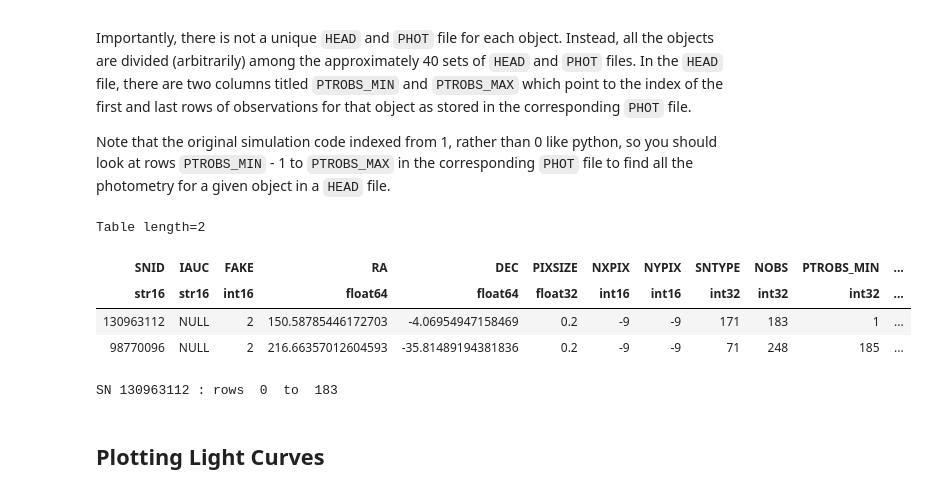
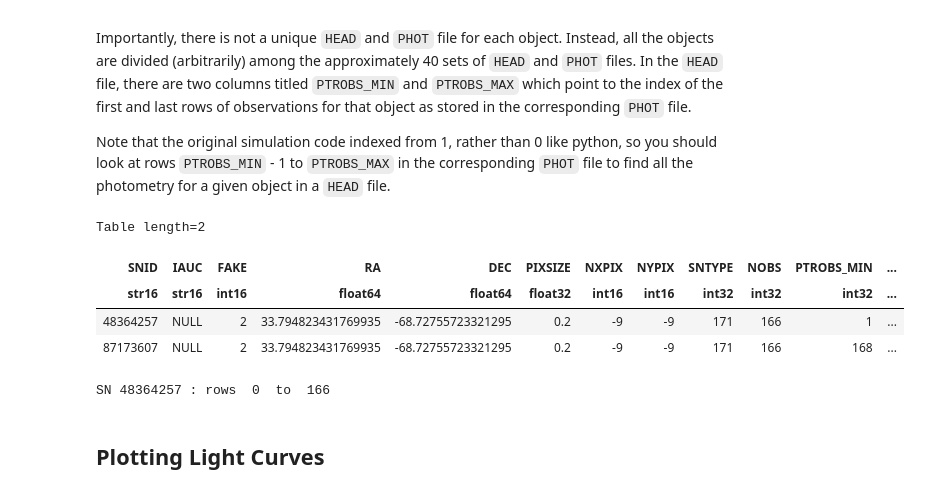
Before and after one commit to erinhay/jolteon, a Jupyter notebook: notebooks/introduction_to_ELAsTiCC_data.ipynb, the cells around one changed output. Drawn from its saved outputs; the diff is of its cells as text; code cells hidden in the pictures.

```diff
--- a/notebooks/introduction_to_ELAsTiCC_data.ipynb
+++ b/notebooks/introduction_to_ELAsTiCC_data.ipynb
@@ -43,20 +43,20 @@ Importantly, there is not a unique ``HEAD`` and ``PHOT`` file for each object. I
 Note that the original simulation code indexed from 1, rather than 0 like python, so you should look at rows ``PTROBS_MIN`` - 1 to ``PTROBS_MAX`` in the corresponding ``PHOT`` file to find all the photometry for a given object in a ``HEAD`` file.
 # %%
 # Choose one set of head/phot files
-head_path = 'ELASTICC2_FINAL_NONIaMODEL0-0010_HEAD.FITS.gz'
-phot_path = 'ELASTICC2_FINAL_NONIaMODEL0-0010_PHOT.FITS.gz'
+head_path = 'ELASTICC2_FINAL_NONIaMODEL0-0011_HEAD.FITS.gz'
+phot_path = 'ELASTICC2_FINAL_NONIaMODEL0-0011_PHOT.FITS.gz'
 
 # Read in the head/phot files using astropy
 head_table = at.Table(fits.open(elasticc_path + 'ELASTICC2_FINAL_' + transient_type + '/' + head_path)[1].data)
 phot_table = at.Table(fits.open(elasticc_path + 'ELASTICC2_FINAL_' + transient_type + '/' + phot_path)[1].data)
 
 head_table
 # %% [output]
 Table length=2
 | SNID | IAUC | FAKE | RA | DEC | PIXSIZE | NXPIX | NYPIX | SNTYPE | NOBS | PTROBS_MIN | ... |
 | str16 | str16 | int16 | float64 | float64 | float32 | int16 | int16 | int32 | int32 | int32 | ... |
-| 130963112 | NULL | 2 | 150.58785446172703 | -4.06954947158469 | 0.2 | -9 | -9 | 171 | 183 | 1 | ... |
-| 98770096 | NULL | 2 | 216.66357012604593 | -35.81489194381836 | 0.2 | -9 | -9 | 71 | 248 | 185 | ... |
+| 48364257 | NULL | 2 | 33.794823431769935 | -68.72755723321295 | 0.2 | -9 | -9 | 171 | 166 | 1 | ... |
+| 87173607 | NULL | 2 | 33.794823431769935 | -68.72755723321295 | 0.2 | -9 | -9 | 171 | 166 | 168 | ... |
 # %%
 # Let's choose one of these objects to look at more closely
 index = 0
@@ -70,7 +70,7 @@ max_row = head_table[index]['PTROBS_MAX']
 photometry = phot_table[min_row:max_row]
 print('SN', snid, ': rows ', min_row, ' to ', max_row)
 # %% [output]
-SN 130963112 : rows  0  to  183
+SN 48364257 : rows  0  to  166
 # %% [markdown]
 ## Plotting Light Curves
 # %%
```
Also changed, not shown: parts of 8 cells of this notebook, 1 other file.
